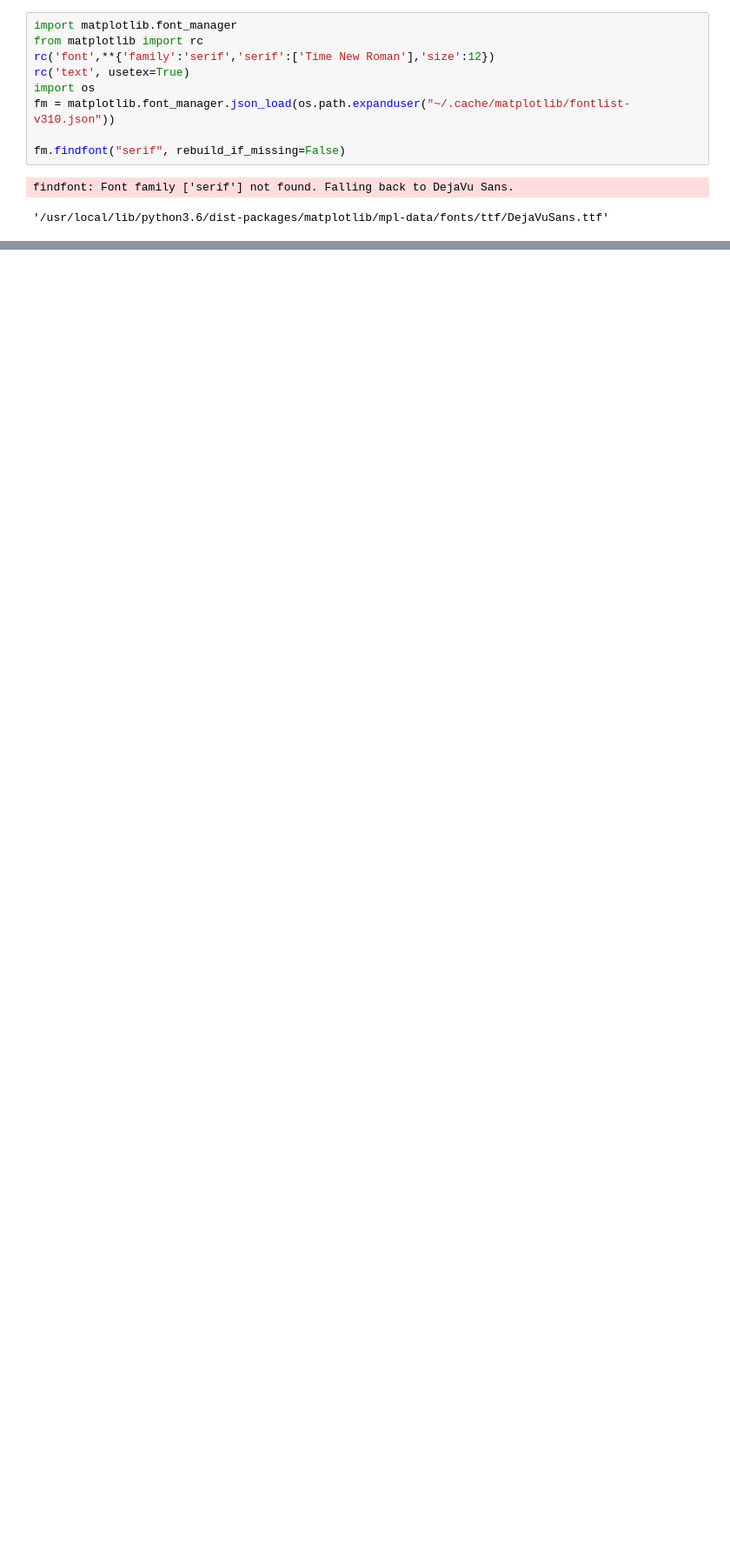
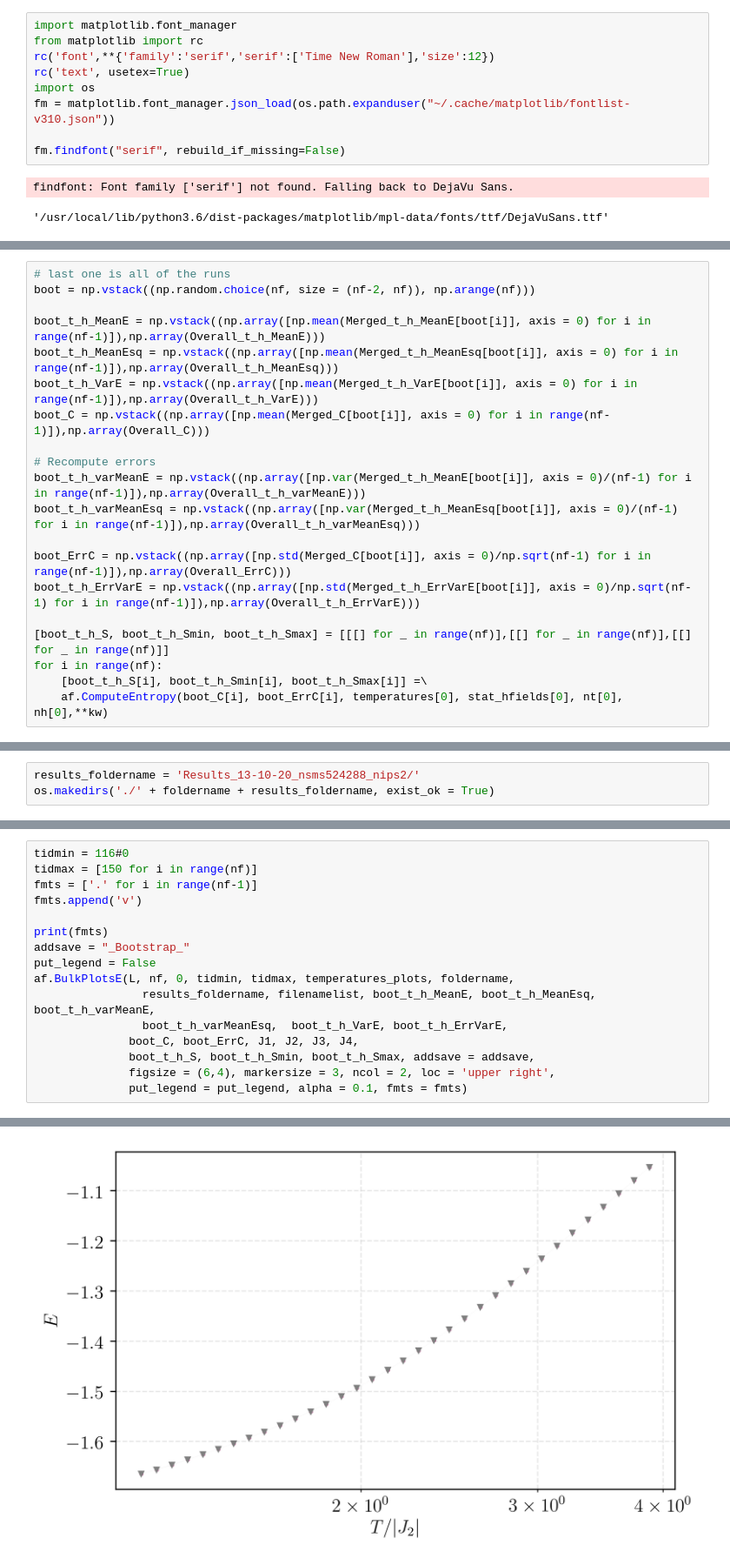
Before and after one commit to jeannecolbois/myopic-dual-worm, a Jupyter notebook: dualworm-kagome/AnalysisCode_KJ1J2J3/AnalysisEasyPhase_FullGsEntropy-L16.ipynb, the cells around one changed output, grey strips where cells are left out. Shown at 87% size. Cells and saved outputs as stored; diff of their text form; blank space fills up the shorter version.

```diff
--- a/dualworm-kagome/AnalysisCode_KJ1J2J3/AnalysisEasyPhase_FullGsEntropy-L16.ipynb
+++ b/dualworm-kagome/AnalysisCode_KJ1J2J3/AnalysisEasyPhase_FullGsEntropy-L16.ipynb
@@ -342,0 +336,20 @@ np.savetxt(foldername + results_foldername + "/ErrC.txt", ErrC[0])
+# %%
+# last one is all of the runs
+boot = np.vstack((np.random.choice(nf, size = (nf-2, nf)), np.arange(nf)))
+
+boot_t_h_MeanE = np.vstack((np.array([np.mean(Merged_t_h_MeanE[boot[i]], axis = 0) for i in range(nf-1)]),np.array(Overall_t_h_MeanE)))
+boot_t_h_MeanEsq = np.vstack((np.array([np.mean(Merged_t_h_MeanEsq[boot[i]], axis = 0) for i in range(nf-1)]),np.array(Overall_t_h_MeanEsq)))
+boot_t_h_VarE = np.vstack((np.array([np.mean(Merged_t_h_VarE[boot[i]], axis = 0) for i in range(nf-1)]),np.array(Overall_t_h_VarE)))
+boot_C = np.vstack((np.array([np.mean(Merged_C[boot[i]], axis = 0) for i in range(nf-1)]),np.array(Overall_C)))
+
+# Recompute errors
+boot_t_h_varMeanE = np.vstack((np.array([np.var(Merged_t_h_MeanE[boot[i]], axis = 0)/(nf-1) for i in range(nf-1)]),np.array(Overall_t_h_varMeanE)))
+boot_t_h_varMeanEsq = np.vstack((np.array([np.var(Merged_t_h_MeanEsq[boot[i]], axis = 0)/(nf-1) for i in range(nf-1)]),np.array(Overall_t_h_varMeanEsq)))
+
+boot_ErrC = np.vstack((np.array([np.std(Merged_C[boot[i]], axis = 0)/np.sqrt(nf-1) for i in range(nf-1)]),np.array(Overall_ErrC)))
+boot_t_h_ErrVarE = np.vstack((np.array([np.std(Merged_t_h_ErrVarE[boot[i]], axis = 0)/np.sqrt(nf-1) for i in range(nf-1)]),np.array(Overall_t_h_ErrVarE)))
+
+[boot_t_h_S, boot_t_h_Smin, boot_t_h_Smax] = [[[] for _ in range(nf)],[[] for _ in range(nf)],[[] for _ in range(nf)]]
+for i in range(nf):
+    [boot_t_h_S[i], boot_t_h_Smin[i], boot_t_h_Smax[i]] =\
+    af.ComputeEntropy(boot_C[i], boot_ErrC[i], temperatures[0], stat_hfields[0], nt[0], nh[0],**kw)
@@ -342,0 +373,3 @@ np.savetxt(foldername + results_foldername + "/ErrC.txt", ErrC[0])
+# %%
+results_foldername = 'Results_13-10-20_nsms524288_nips2/'
+os.makedirs('./' + foldername + results_foldername, exist_ok = True)
@@ -342,0 +418,17 @@ np.savetxt(foldername + results_foldername + "/ErrC.txt", ErrC[0])
+# %%
+tidmin = 116#0
+tidmax = [150 for i in range(nf)]
+fmts = ['.' for i in range(nf-1)]
+fmts.append('v')
+
+print(fmts)
+addsave = "_Bootstrap_"
+put_legend = False
+af.BulkPlotsE(L, nf, 0, tidmin, tidmax, temperatures_plots, foldername,
+                results_foldername, filenamelist, boot_t_h_MeanE, boot_t_h_MeanEsq, boot_t_h_varMeanE,
+                boot_t_h_varMeanEsq,  boot_t_h_VarE, boot_t_h_ErrVarE,
+              boot_C, boot_ErrC, J1, J2, J3, J4,
+              boot_t_h_S, boot_t_h_Smin, boot_t_h_Smax, addsave = addsave,
+              figsize = (6,4), markersize = 3, ncol = 2, loc = 'upper right',
+              put_legend = put_legend, alpha = 0.1, fmts = fmts)
+# %% [output]
@@ -342,0 +436 @@ np.savetxt(foldername + results_foldername + "/ErrC.txt", ErrC[0])
+[figure, added]
```
Also changed, not shown: parts of 36 cells of this notebook, 6 other files.
